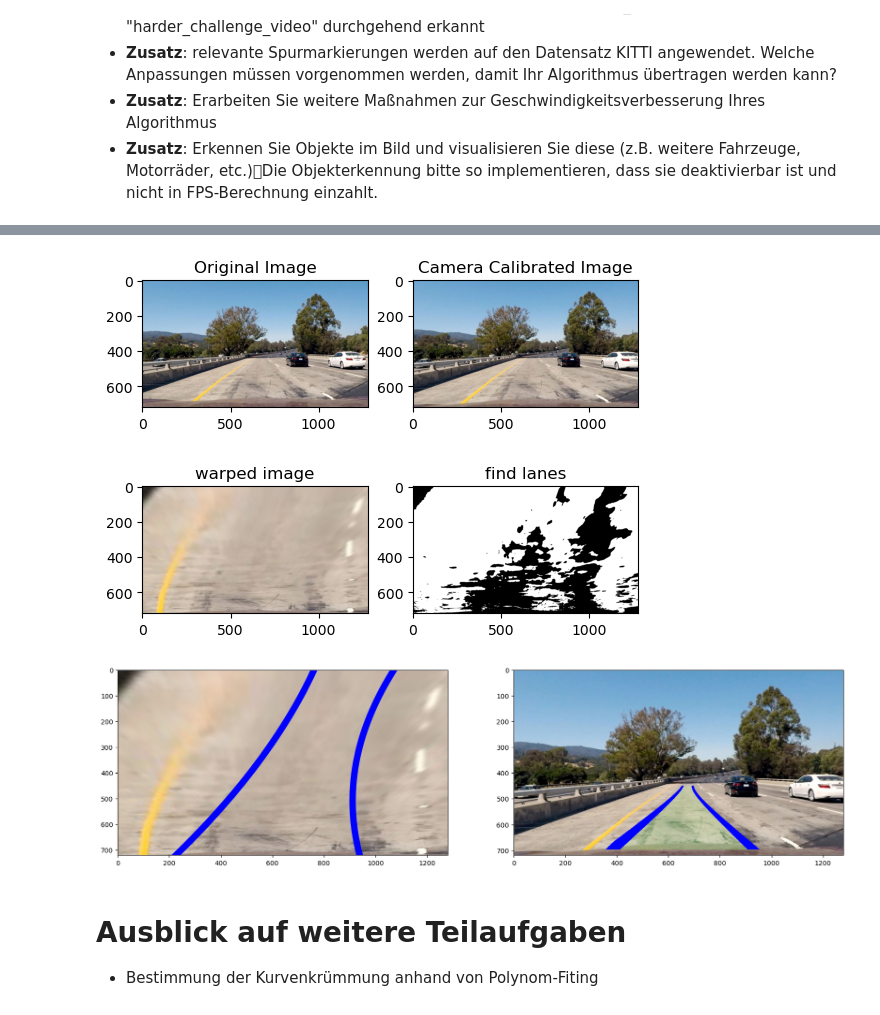
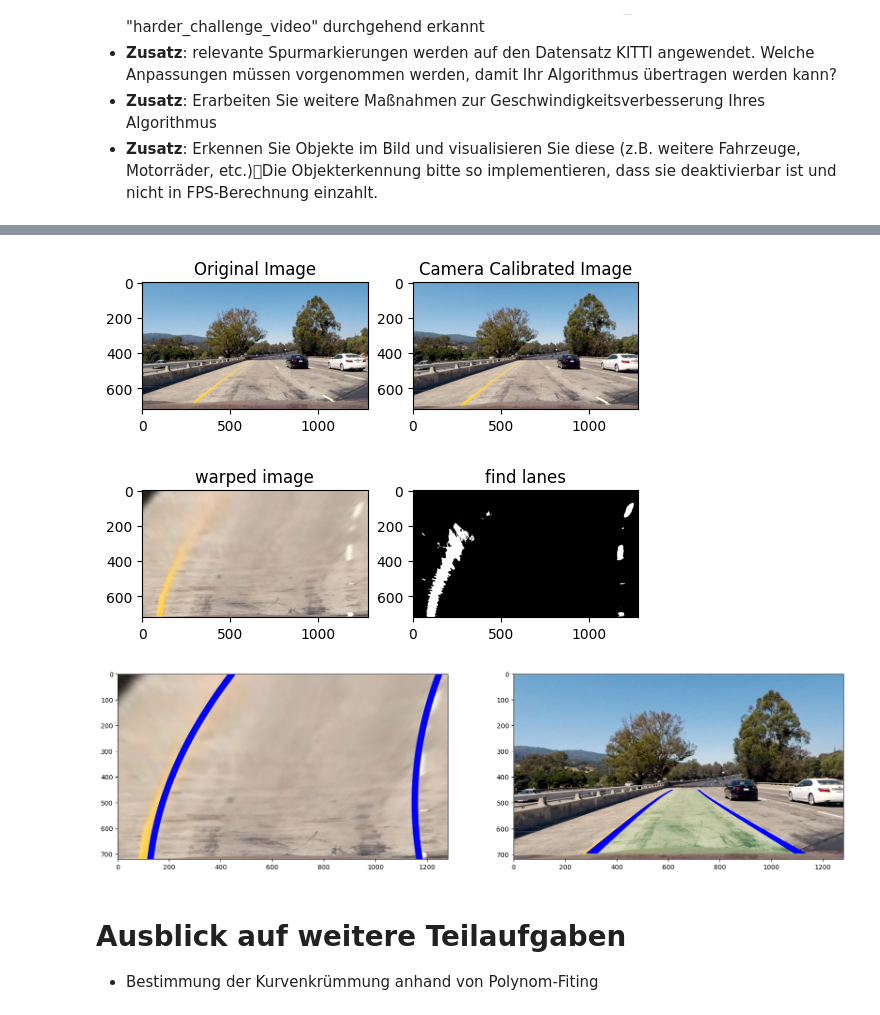
Before and after one commit to viccistrobel/DBV_Spurerkennung, a Jupyter notebook: Projekt_Spurerkennung_v6/Projekt_Spurerkennung_v2.ipynb, the cells around one changed output, grey strips where cells are left out. Cells and saved outputs as stored; diff of their text form; code cells hidden in the pictures.

```diff
--- a/Projekt_Spurerkennung_v6/Projekt_Spurerkennung_v2.ipynb
+++ b/Projekt_Spurerkennung_v6/Projekt_Spurerkennung_v2.ipynb
@@ -157,12 +220,12 @@ plt.show()
 # Anwenden Polyfitting
 
 # define width and height of image
-w = len(black_white[1])
-h = len(black_white)
+w = len(filtered_lines[1])
+h = len(filtered_lines)
 
 # Teile Bild in 2 und wende filterung an
-left_half = black_white[:,0:int(w/2)]
-right_half = black_white[:,int(w/2):w]
+left_half = filtered_lines[:,0:int(w/2)]
+right_half = filtered_lines[:,int(w/2):w]
 
 kernel = np.array([[1,0,-1],[1,0,-1],[1,0,-1]],np.float32)
 left_half = cv.filter2D(left_half,-1,kernel)
@@ -317,19 +380,20 @@ plt.title("warped image")
 plt.imshow(cv.cvtColor(img1_warp, cv.COLOR_BGR2RGB))
 
 # Apply Filters to find lines
-black_white = np.where(cv.cvtColor(img1_warp, cv.COLOR_BGR2GRAY) > 180, np.uint8(255), np.uint8(0))
+# black_white = np.where(cv.cvtColor(img1_warp, cv.COLOR_BGR2GRAY) > 180, np.uint8(255), np.uint8(0))
+filtered_lines = filter_yellow_and_white_lines(img1_warp)
 plt.subplot(1,2,2)
 plt.title("find lanes")
-plt.imshow(black_white, cmap='gray')
+plt.imshow(filtered_lines, cmap='gray')
 plt.show()
 
 # define width and height of transformed image
-w = len(black_white[1])
-h = len(black_white)
+w = len(filtered_lines[1])
+h = len(filtered_lines)
 
 # Split image and filter for single points
-left_half = black_white[:,0:int(w/2)]
-right_half = black_white[:,int(w/2):w]
+left_half = filtered_lines[:,0:int(w/2)]
+right_half = filtered_lines[:,int(w/2):w]
 
 kernel = np.array([[1,0,-1],[1,0,-1],[1,0,-1]],np.float32)
 left_half = cv.filter2D(left_half,-1,kernel)
@@ -395,36 +459,36 @@ right_curve_stack = np.stack((right_xn, right_yn), axis=-1)
 
 # create array containing both lines
 pts = np.array([left_curve_stack, right_curve_stack[::-1]], np.int32)
 pts = pts.reshape((-1,1,2))
 
 # fill space between lines with (green) polygon
 cv.fillPoly(warp_poly, [pts], (0,255,0))
 
 # Draw both lines in image (blue)
 cv.polylines(warp_lines, pts, isClosed = True, color = (255, 0, 0), thickness = 60)
 
 # transform poylgon back to original proportions
 M = cv.getPerspectiveTransform(dst,src)
 transform_back = cv.warpPerspective(warp_poly,M,(w, h))
 
 # overlay polygon with limited opacity onto road
 original_overlayed = img1
 original_overlayed = cv.addWeighted(transform_back, alpha, original_overlayed, 1-alpha, 1)
 original_overlayed = np.where(transform_back == 0, img1, original_overlayed)
 
 # transform lines back to original proportions
 transform_back = cv.warpPerspective(warp_lines,M,(w, h))
 original_overlayed[:,:,0] = np.where(transform_back[:,:,0] == 255, 255, original_overlayed[:,:,0])
 original_overlayed[:,:,1] = np.where(transform_back[:,:,0] == 255, 0, original_overlayed[:,:,1])
 original_overlayed[:,:,2] = np.where(transform_back[:,:,0] == 255, 0, original_overlayed[:,:,2])
 
 plt.subplot(1,2,2)
 plt.imshow(cv.cvtColor(original_overlayed, cv.COLOR_BGR2RGB))
 plt.show()
 # %% [output]
-[figure, old version]
+[figure, new version]
-[figure, old version]
+[figure, new version]
-[figure, old version]
+[figure, new version]
 # %% [markdown]
 # Ausblick auf weitere Teilaufgaben
 - Bestimmung der Kurvenkrümmung anhand von Polynom-Fiting
```
Also changed, not shown: parts of 5 cells of this notebook.
